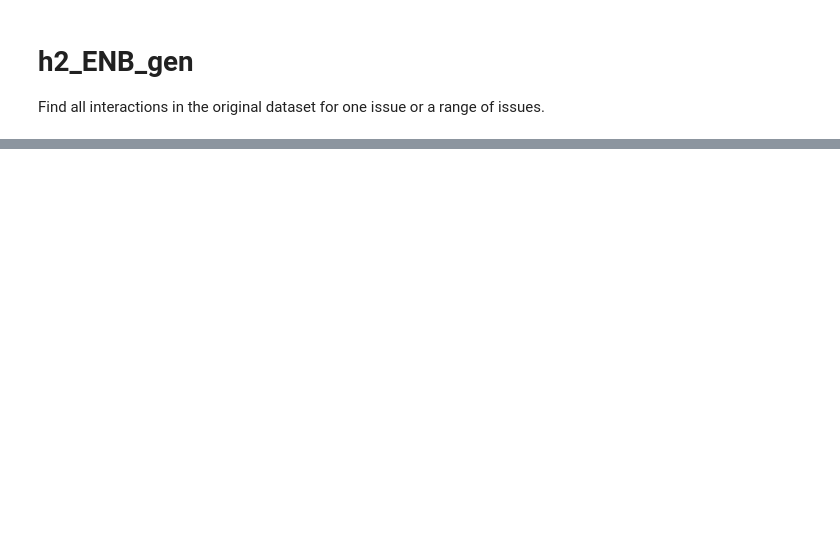
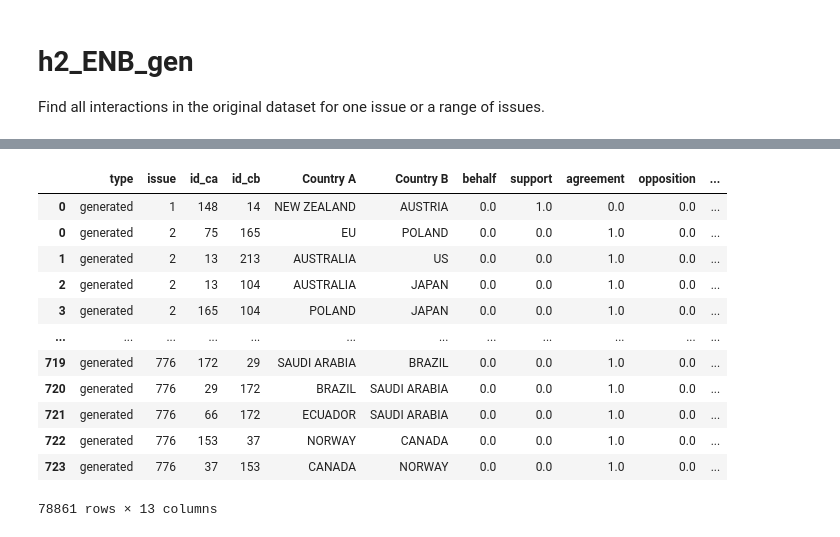
Before and after one commit to victorkristof/cop-mining-interactions, a Jupyter notebook: Code/h2_ENb_gen.ipynb, the cells around one changed output, grey strips where cells are left out. Saved outputs shown, nothing was run; the diff lists cells and outputs as text; code cells hidden in the pictures; blank space fills up the shorter version.

```diff
--- a/Code/h2_ENb_gen.ipynb
+++ b/Code/h2_ENb_gen.ipynb
@@ -585,7 +516,8 @@ def get_key(val):
 
         if(len(value) > 1 and val in value):
             key_country = key
-
+    if key_country not in list(DICTIONARY_NUM.keys()):
+        print(val)
     return DICTIONARY_NUM[key_country]
 # %%
 def add_id(interactions_):
@@ -698,18 +586,14 @@ def interactions(issue_number):
     """ Function that combine all the filters to find all the interaction for one specific issue. """
 
     sentences = extract_s2e_issue_number(issue_number)
-    sentences = [re.sub('class="ENB-Body" align="justify"','',x) for x in sentences]
-    #print(repr(sentences[0]))
+    #sentences = ['']
 
 
     # Filters to remove to pre-procss sentences to be able to detect if there is an interaction or not
-    sentences = remove_double_s(sentences)
 
     sentences = remove_on_99s_from_programme(sentences)
-
+    sentences = remove_double_s(sentences)
     sentences = find_inversions(sentences)
-
-    sentences = add_point(sentences)
 
 
     interactions_ = []
@@ -718,12 +602,11 @@ def interactions(issue_number):
     for sentence_original in set(sentences):
 
         interactions = []
-        sentence_original = clean_sentence(sentence_original)
-
         # Use NLTK to do pos tagging the sentence and filter the tags to keep only the one wanted
         pos_tagged = find_pos_tagged_s2e([sentence_original])
 
-        tags_filtered1 = remove_representent(pos_tagged[0])
+        tags_filtered1, sentences_updated = remove_representent(pos_tagged[0])
+        sentence_original = sentences_updated
 
         tags_filtered = find_patterns(tags_filtered1, LIST_TAGS)
 
@@ -747,7 +630,7 @@ def interactions(issue_number):
         if(interaction_bool):
 
             # Try to find an opposition link
-            token = tokenize_sentence(sentence, True)
+            token = tools.tokenize_sentence(sentence, True)
             opposition = ['opposed by','while','opposed by the']
             opposition = set(token).intersection(set(opposition))
 
@@ -764,8 +647,11 @@ def interactions(issue_number):
                 if(criticism != set() and check_link(criticism, sentence, group_cooperation[0])):
                     interactions += criticized_by(sentence, group_cooperation, criticism)
                 else :
-                    # Find all the cooperations
-                    interactions += coop(sentence, group_cooperation[0])
+
+                    if(check_cooperation(sentence_original, group_cooperation[0])):
+                        # Find all the cooperations
+
+                        interactions += coop(sentence, group_cooperation[0])
 
 
 
@@ -786,0 +671,17 @@ interactions(401)[0]
+# %%
+def extract_interaction_range(list_issues):
+    """ Function that find all interaction for a range of issues. """
+    issues = tools.extract_from_csv_list_issues('Files/list_meetings.csv')
+    #issues = list_issues
+    df = pd.DataFrame()
+    sentences = []
+    for issue_number in sorted(issues):
+        print(issue_number)
+        df_temp,s  = interactions(issue_number)
+        frames = [df, df_temp]
+        df = pd.concat(frames)
+        sentences += s
+
+    return df, sentences
+# %%
+df, s = extract_interaction_range(range(1,778))
@@ -786,0 +708,16 @@ interactions(401)[0]
+# %%
+df
+# %% [output]
+|  | type | issue | id_ca | id_cb | Country A | Country B | behalf | support | agreement | opposition | ... |
+| 0 | generated | 1 | 148 | 14 | NEW ZEALAND | AUSTRIA | 0.0 | 1.0 | 0.0 | 0.0 | ... |
+| 0 | generated | 2 | 75 | 165 | EU | POLAND | 0.0 | 0.0 | 1.0 | 0.0 | ... |
+| 1 | generated | 2 | 13 | 213 | AUSTRALIA | US | 0.0 | 0.0 | 1.0 | 0.0 | ... |
+| 2 | generated | 2 | 13 | 104 | AUSTRALIA | JAPAN | 0.0 | 0.0 | 1.0 | 0.0 | ... |
+| 3 | generated | 2 | 165 | 104 | POLAND | JAPAN | 0.0 | 0.0 | 1.0 | 0.0 | ... |
+| ... | ... | ... | ... | ... | ... | ... | ... | ... | ... | ... | ... |
+| 719 | generated | 776 | 172 | 29 | SAUDI ARABIA | BRAZIL | 0.0 | 0.0 | 1.0 | 0.0 | ... |
+| 720 | generated | 776 | 29 | 172 | BRAZIL | SAUDI ARABIA | 0.0 | 0.0 | 1.0 | 0.0 | ... |
+| 721 | generated | 776 | 66 | 172 | ECUADOR | SAUDI ARABIA | 0.0 | 0.0 | 1.0 | 0.0 | ... |
+| 722 | generated | 776 | 153 | 37 | NORWAY | CANADA | 0.0 | 0.0 | 1.0 | 0.0 | ... |
+| 723 | generated | 776 | 37 | 153 | CANADA | NORWAY | 0.0 | 0.0 | 1.0 | 0.0 | ... |
+78861 rows × 13 columns
```
Also changed, not shown: parts of 34 cells of this notebook, 48 other files.
